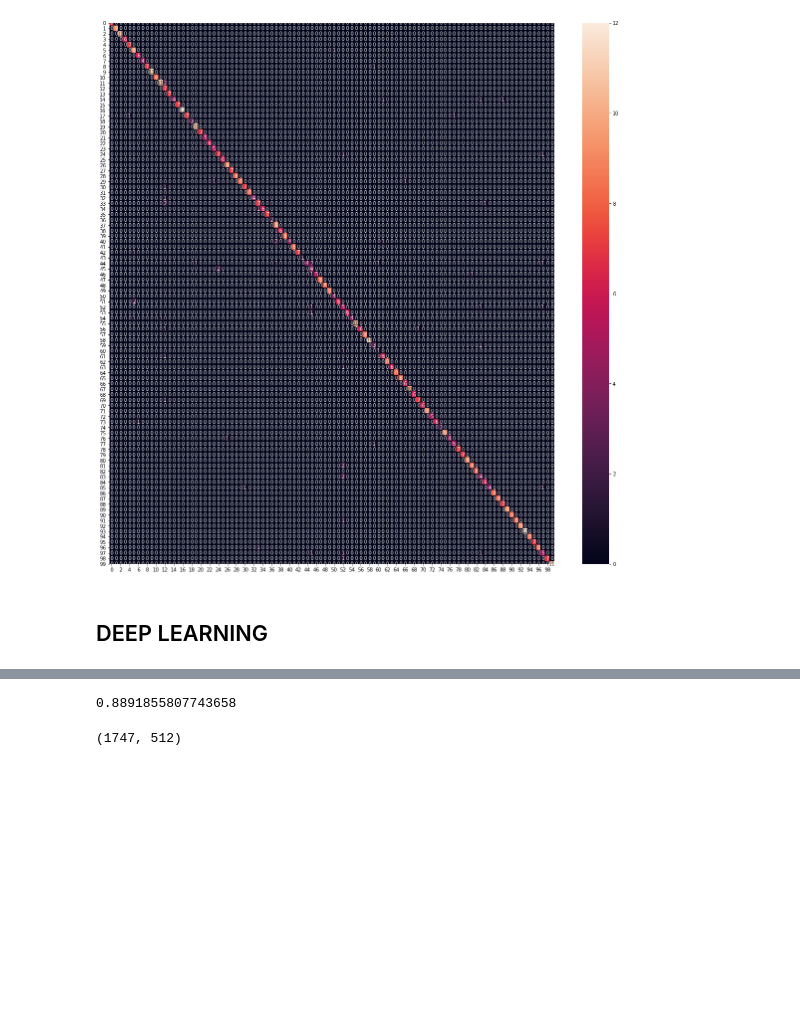
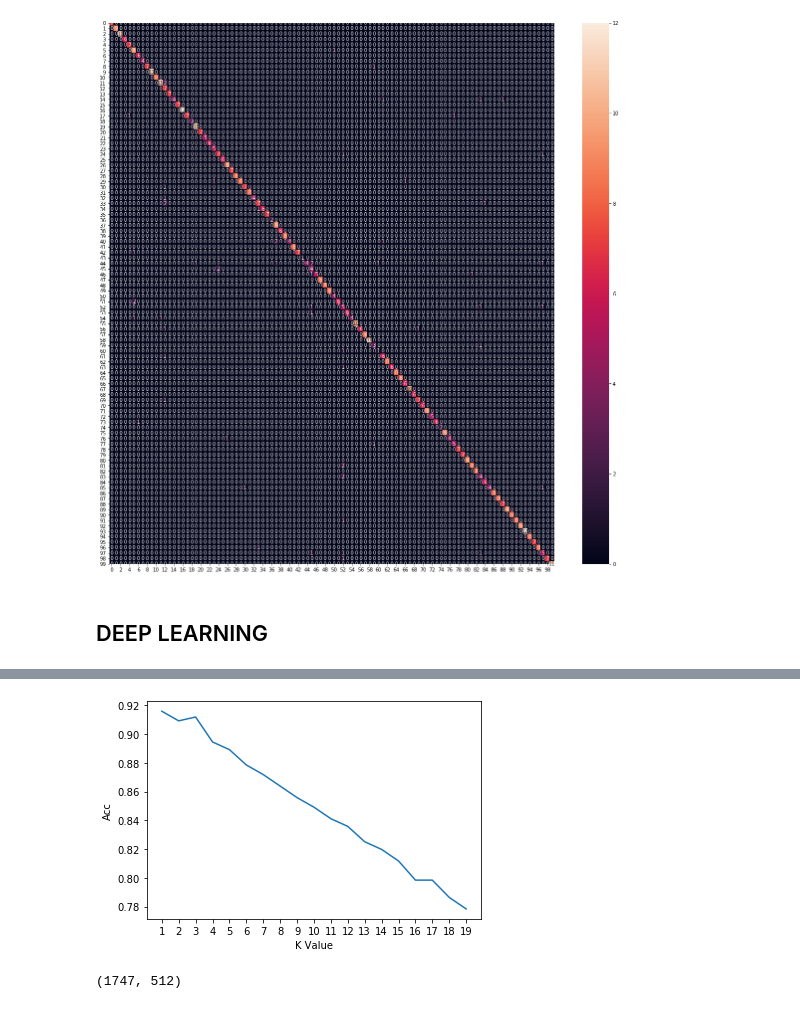
Before and after one commit to k-pratyush/online-signature-verification, a Jupyter notebook: Sign_clean.ipynb, the cells around one changed output, grey strips where cells are left out. Cells and saved outputs as stored; diff of their text form; code cells hidden in the pictures; blank space fills up the shorter version.

```diff
--- a/Sign_clean.ipynb
+++ b/Sign_clean.ipynb
@@ -312,14 +315,21 @@ x_train,x_test,y_train,y_test = train_test_split(new_df ,target ,test_size = 0.3
 # %%
 del(x_train['label'])
 del(x_test['label'])
-# %%
-from sklearn.neighbors import KNeighborsClassifier
-clf = KNeighborsClassifier(n_neighbors = 5)
-clf.fit(x_train, y_train)
-#clf.predict(x_test[:10])
-metrics.accuracy_score(clf.predict(x_test),y_test)
-# %% [output]
-0.8891855807743658
+# %%
+#from sklearn.neighbors import KNeighborsClassifier
+l = []
+for i in range(1,20):
+    clf = KNeighborsClassifier(n_neighbors = i)
+    clf.fit(x_train, y_train)
+    #clf.predict(x_test[:10])
+    l.append(metrics.accuracy_score(clf.predict(x_test),y_test))
+plt.plot([x for x in range(1,20)],l)
+plt.xticks(np.arange(min([x for x in range(1,20)]), max([x for x in range(1,20)])+1, 1.0))
+plt.xlabel('K Value')
+plt.ylabel('Acc')
+plt.show()
+# %% [output]
+[figure, added]
 # %%
 x_train.shape
 # %% [output]
```
Also changed, not shown: parts of 7 cells of this notebook, 1 other file.
